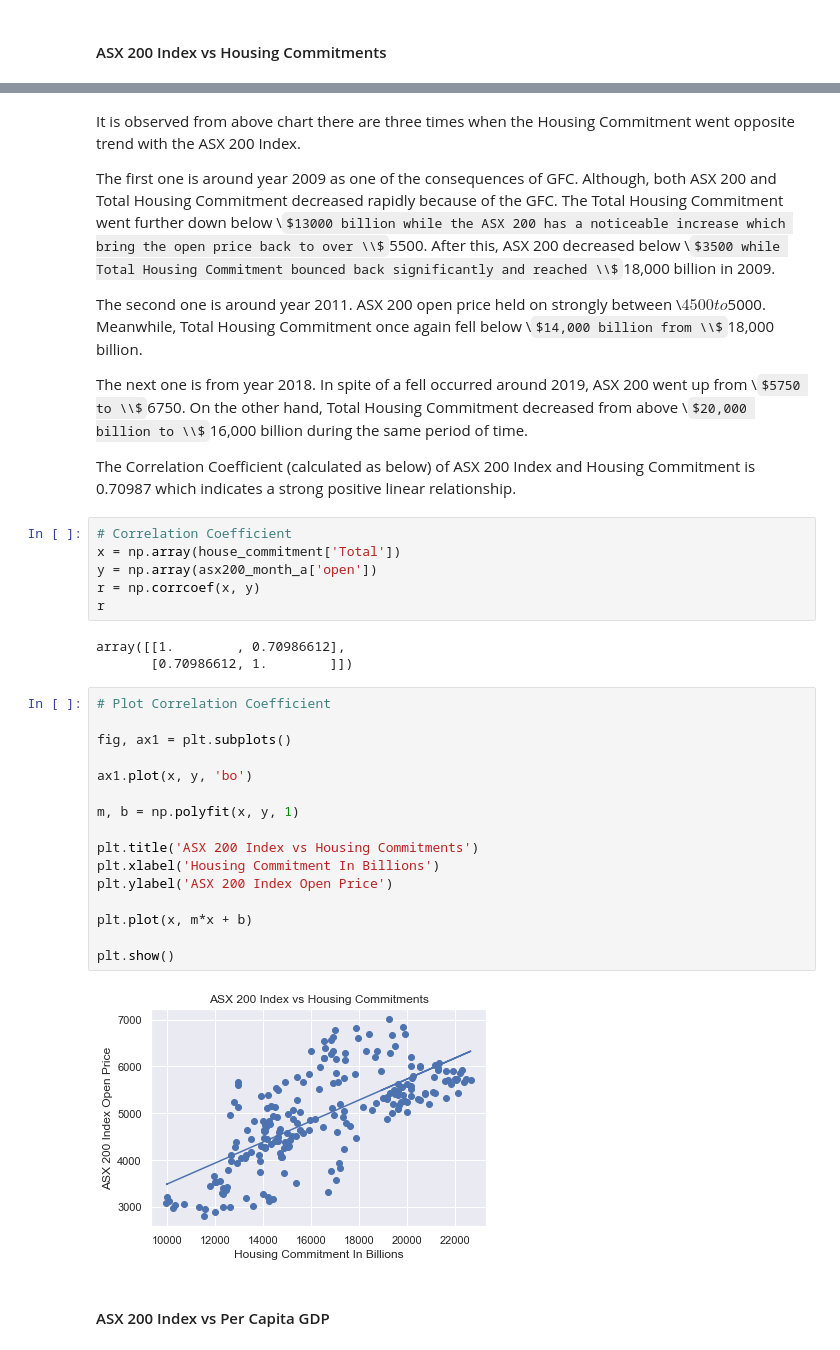
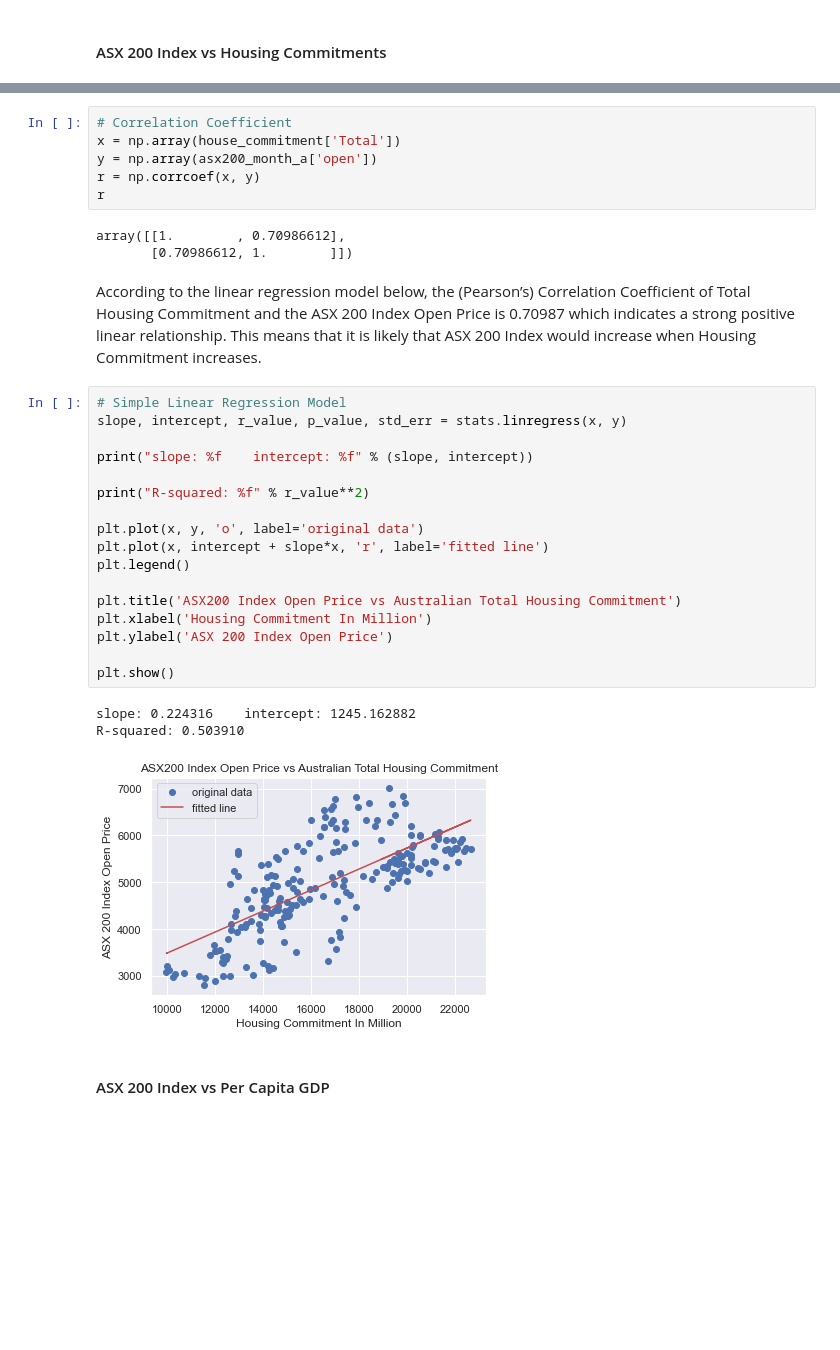
Before and after one commit to MDSI-AUG-2020-DSP/ASX, a Jupyter notebook: Housing_GDP.ipynb, the cells around one changed output, grey strips where cells are left out. Cells and saved outputs as stored; diff of their text form; some formulas as TeX source; blank space fills up the shorter version.

```diff
--- a/Housing_GDP.ipynb
+++ b/Housing_GDP.ipynb
@@ -326,13 +290,3 @@ plt.show()
-# %% [markdown]
-It is observed from above chart there are three times when the Housing Commitment went opposite trend with the ASX 200 Index.
-
-The first one is around year 2009 as one of the consequences of GFC. Although, both ASX 200 and Total Housing Commitment decreased rapidly because of the GFC. The Total Housing Commitment went further down below \\$13000 billion while the ASX 200 has a noticeable increase which bring the open price back to over \\$5500. After this, ASX 200 decreased below \\$3500 while Total Housing Commitment bounced back significantly and reached \\$18,000 billion in 2009.
-
-The second one is around year 2011. ASX 200 open price held on strongly between \\$4500 to $5000. Meanwhile, Total Housing Commitment once again fell below \\$14,000 billion from \\$18,000 billion.
-
-The next one is from year 2018. In spite of a fell occurred around 2019, ASX 200 went up from \\$5750 to \\$6750. On the other hand, Total Housing Commitment decreased from above \\$20,000 billion to \\$16,000 billion during the same period of time.
-
-The Correlation Coefficient (calculated as below) of ASX 200 Index and Housing Commitment is 0.70987 which indicates a strong positive linear relationship.
 # %%
 # Correlation Coefficient
 x = np.array(house_commitment['Total'])
@@ -342,24 +296,29 @@ r
 # %% [output]
 array([[1.        , 0.70986612],
        [0.70986612, 1.        ]])
-# %%
-# Plot Correlation Coefficient
-
-fig, ax1 = plt.subplots()
-
-ax1.plot(x, y, 'bo')
-
-m, b = np.polyfit(x, y, 1)
-
-plt.title('ASX 200 Index vs Housing Commitments')
-plt.xlabel('Housing Commitment In Billions')
-plt.ylabel('ASX 200 Index Open Price')
-
-plt.plot(x, m*x + b)
-
-plt.show()
-# %% [output]
-[figure, removed]
+# %% [markdown]
+According to the linear regression model below, the (Pearson’s) Correlation Coefficient of Total Housing Commitment and the ASX 200 Index Open Price is 0.70987 which indicates a strong positive linear relationship. This means that it is likely that ASX 200 Index would increase when Housing Commitment increases.
+# %%
+# Simple Linear Regression Model
+slope, intercept, r_value, p_value, std_err = stats.linregress(x, y)
+
+print("slope: %f    intercept: %f" % (slope, intercept))
+
+print("R-squared: %f" % r_value**2)
+
+plt.plot(x, y, 'o', label='original data')
+plt.plot(x, intercept + slope*x, 'r', label='fitted line')
+plt.legend()
+
+plt.title('ASX200 Index Open Price vs Australian Total Housing Commitment')
+plt.xlabel('Housing Commitment In Million')
+plt.ylabel('ASX 200 Index Open Price')
+
+plt.show()
+# %% [output]
+slope: 0.224316    intercept: 1245.162882
+R-squared: 0.503910
+[figure, added]
 # %% [markdown]
 #### ASX 200 Index vs Per Capita GDP
 # %%
```
Also changed, not shown: parts of 28 cells of this notebook, 1 other file.
